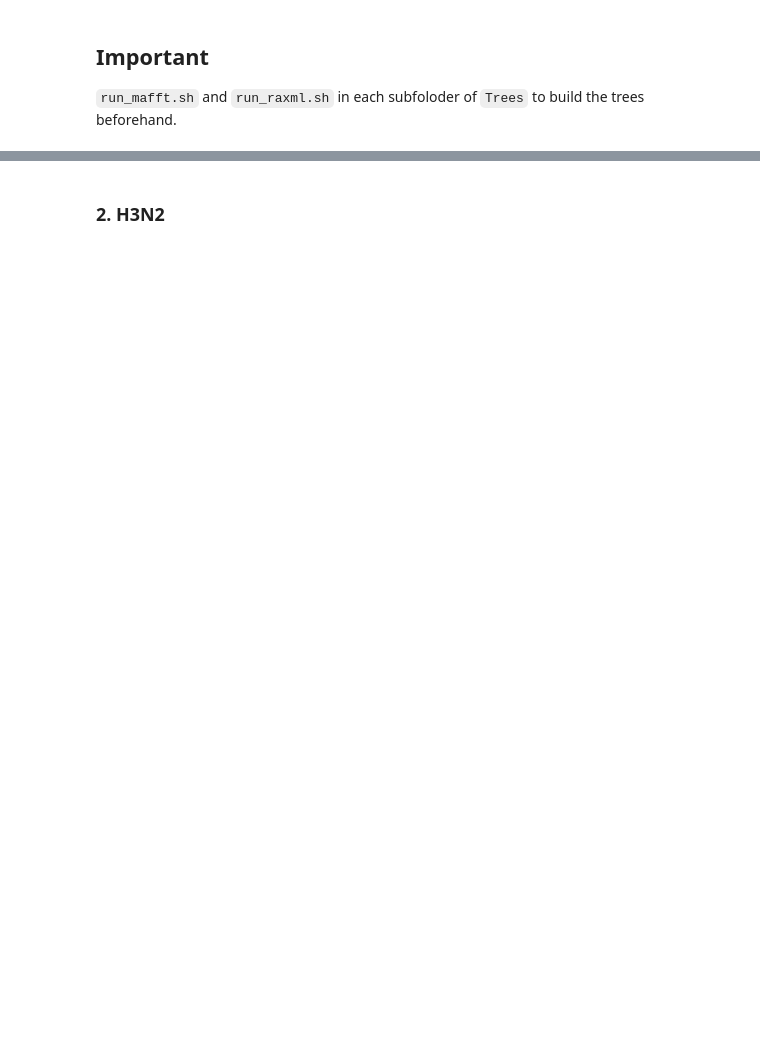
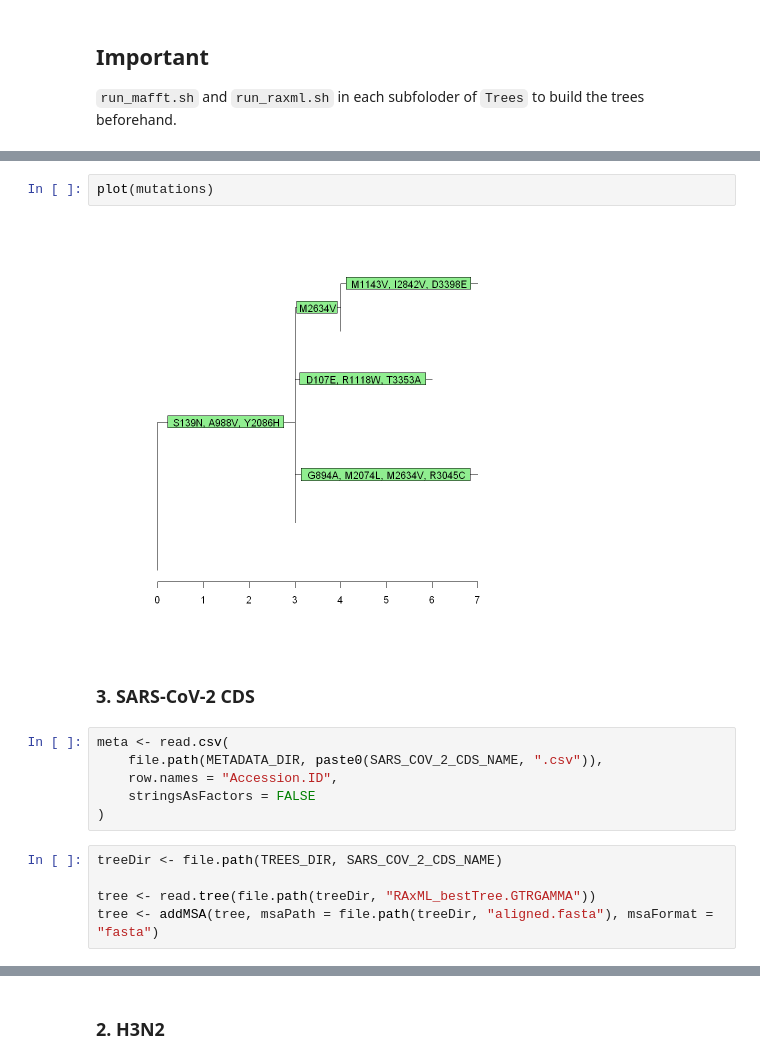
Before and after one commit to Takkoona/phyloColoring, a Jupyter notebook: 1.1_find_fixations.ipynb, the cells around one changed output, grey strips where cells are left out. Cells and saved outputs as stored; diff of their text form; blank space fills up the shorter version.

```diff
--- a/1.1_find_fixations.ipynb
+++ b/1.1_find_fixations.ipynb
@@ -23,0 +57,17 @@ source("snpTracing.r")
+# %%
+plot(mutations)
+# %% [output]
+[figure, added]
+# %% [markdown]
+### 3. SARS-CoV-2 CDS
+# %%
+meta <- read.csv(
+    file.path(METADATA_DIR, paste0(SARS_COV_2_CDS_NAME, ".csv")),
+    row.names = "Accession.ID",
+    stringsAsFactors = FALSE
+)
+# %%
+treeDir <- file.path(TREES_DIR, SARS_COV_2_CDS_NAME)
+
+tree <- read.tree(file.path(treeDir, "RAxML_bestTree.GTRGAMMA"))
+tree <- addMSA(tree, msaPath = file.path(treeDir, "aligned.fasta"), msaFormat = "fasta")
```
Also changed, not shown: parts of 28 cells of this notebook, 42 other files.
